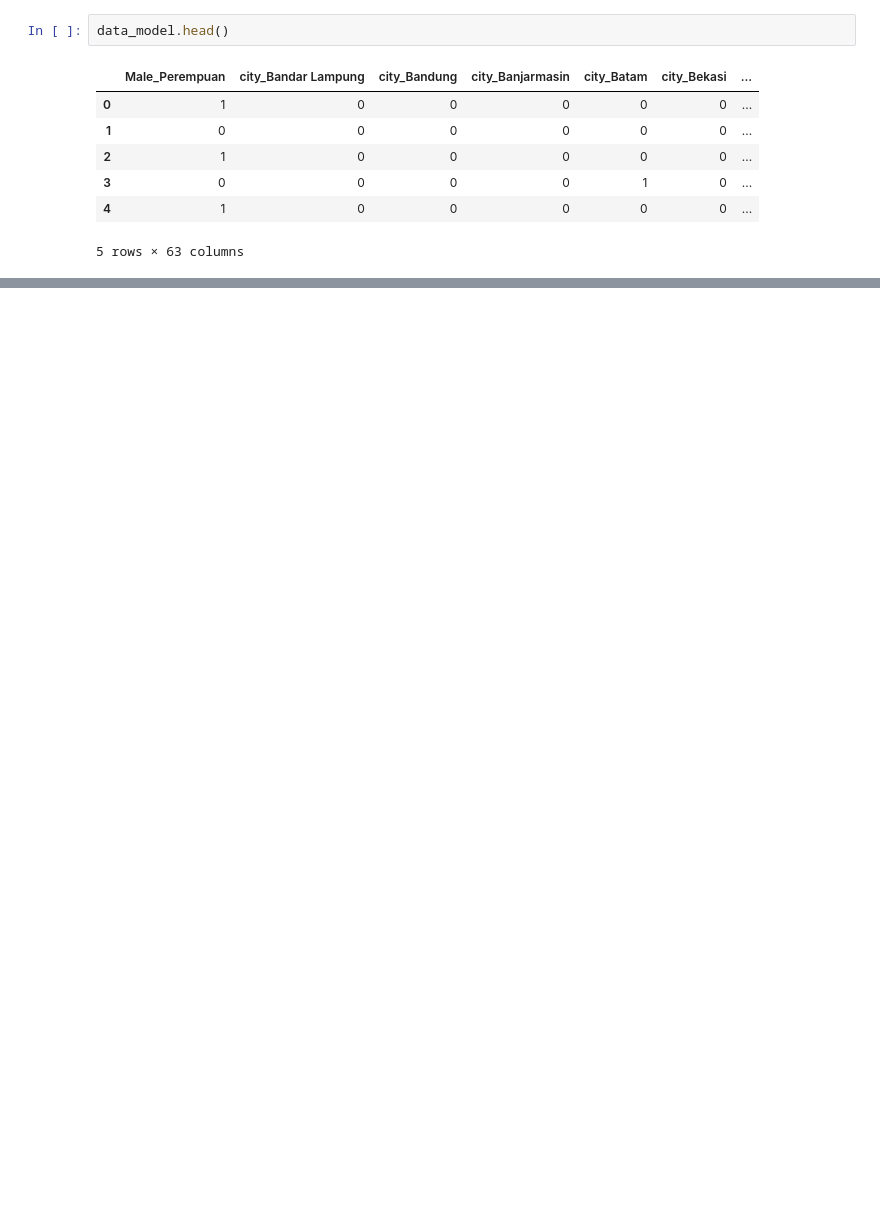
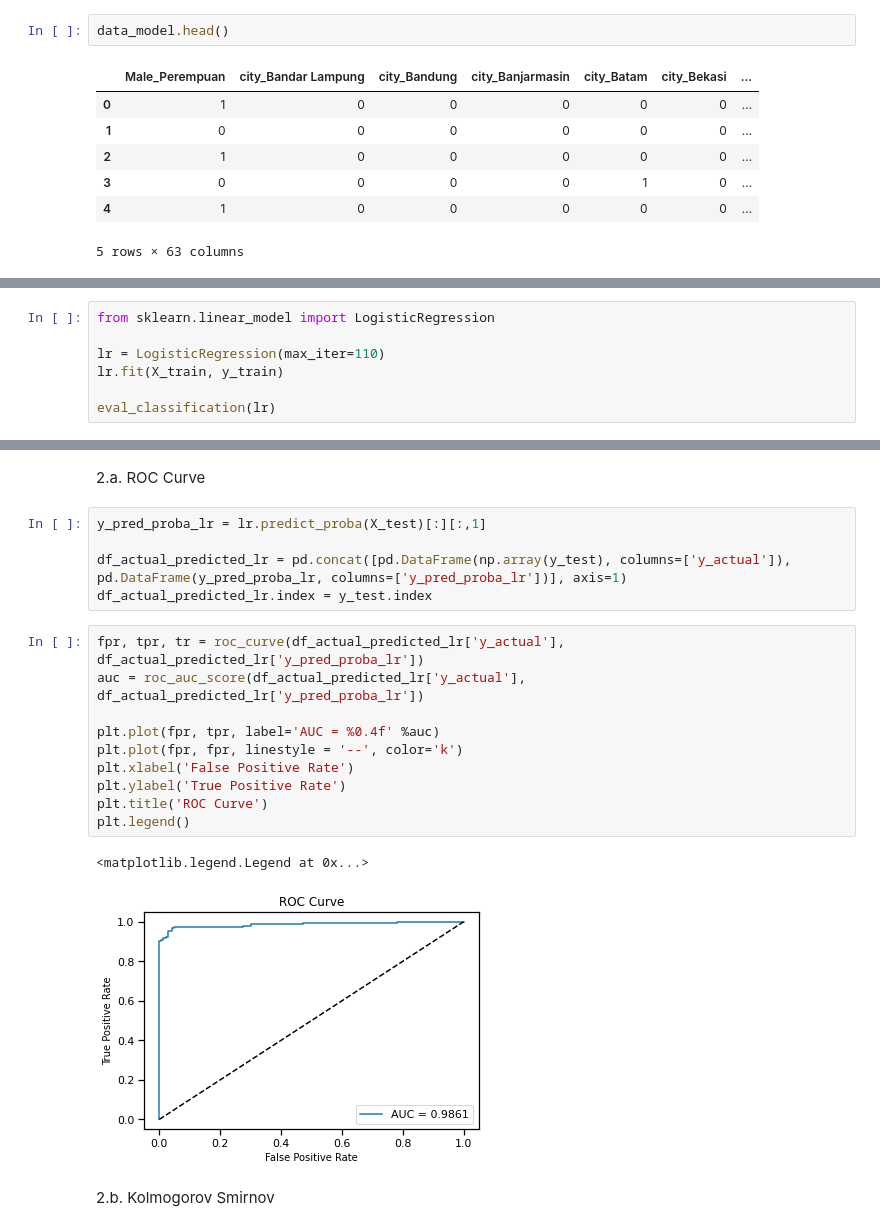
Before and after one commit to Hana5i/Predict-Customer-Clicked-Ads-Classification, a Jupyter notebook: ads_classification.ipynb, the cells around one changed output, grey strips where cells are left out. Drawn from its saved outputs; the diff is of its cells as text; blank space fills up the shorter version.

```diff
--- a/ads_classification.ipynb
+++ b/ads_classification.ipynb
@@ -389,0 +613,7 @@ data_model.head()
+# %%
+from sklearn.linear_model import LogisticRegression
+
+lr = LogisticRegression(max_iter=110)
+lr.fit(X_train, y_train)
+
+eval_classification(lr)
@@ -389,0 +631,22 @@ data_model.head()
+# %% [markdown]
+2.a. ROC Curve
+# %%
+y_pred_proba_lr = lr.predict_proba(X_test)[:][:,1]
+
+df_actual_predicted_lr = pd.concat([pd.DataFrame(np.array(y_test), columns=['y_actual']), pd.DataFrame(y_pred_proba_lr, columns=['y_pred_proba_lr'])], axis=1)
+df_actual_predicted_lr.index = y_test.index
+# %%
+fpr, tpr, tr = roc_curve(df_actual_predicted_lr['y_actual'], df_actual_predicted_lr['y_pred_proba_lr'])
+auc = roc_auc_score(df_actual_predicted_lr['y_actual'], df_actual_predicted_lr['y_pred_proba_lr'])
+
+plt.plot(fpr, tpr, label='AUC = %0.4f' %auc)
+plt.plot(fpr, fpr, linestyle = '--', color='k')
+plt.xlabel('False Positive Rate')
+plt.ylabel('True Positive Rate')
+plt.title('ROC Curve')
+plt.legend()
+# %% [output]
+<matplotlib.legend.Legend at 0x...>
+[figure, added]
+# %% [markdown]
+2.b. Kolmogorov Smirnov
```
Also changed, not shown: parts of 96 cells of this notebook.
